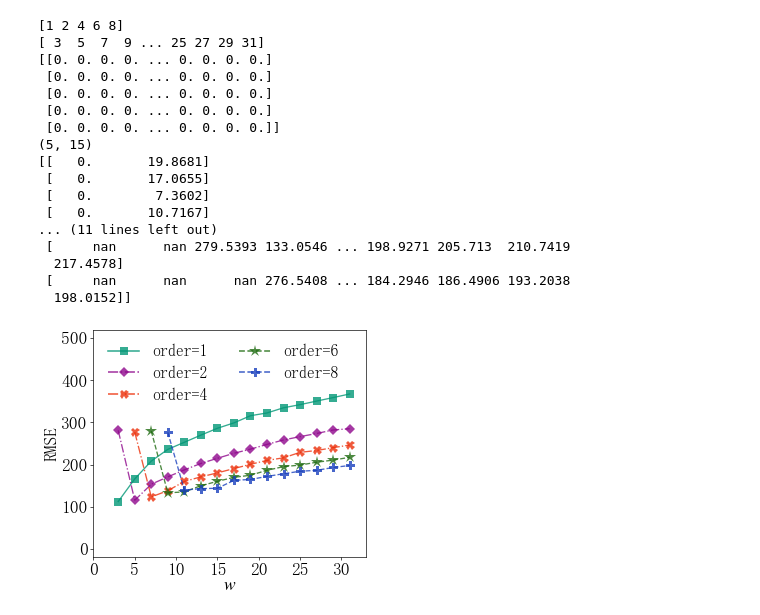
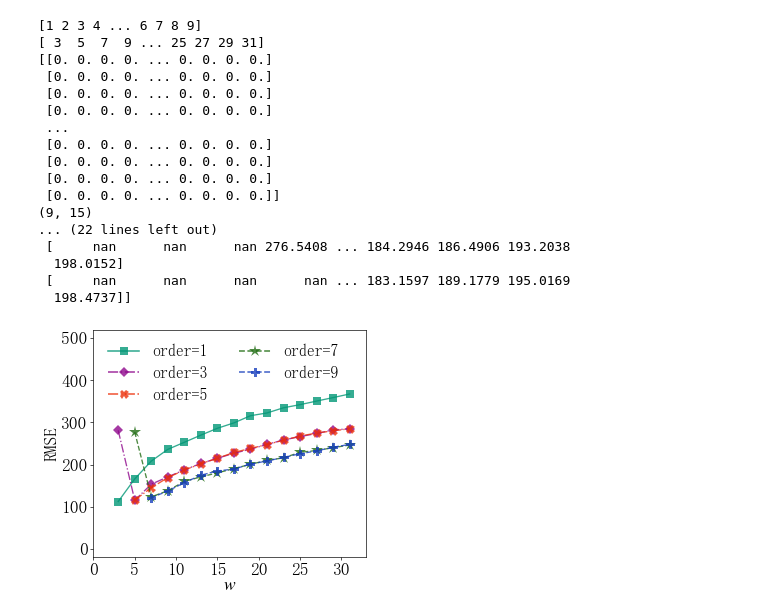
Before and after one commit to orange180/scada-data-of-a-wind-turbine, a Jupyter notebook: predict_rmse_w_k_plot2.ipynb, the cells around one changed output. Drawn from its saved outputs; the diff is of its cells as text; code cells hidden in the pictures.

```diff
--- a/predict_rmse_w_k_plot2.ipynb
+++ b/predict_rmse_w_k_plot2.ipynb
@@ -13,7 +13,7 @@ pd.set_option('display.max_columns', 1000)
 pd.set_option('display.width', 1000)
 pd.set_option('display.max_colwidth', 1000)
 # %%
-k = np.array([1,2,4,6,8])
+k = np.array([1,2,3,4,5,6,7,8,9])
 w = (np.arange(15)+1)*2+1
 print(k)
 print(w)
@@ -33,23 +33,23 @@ for i in range(len(k)):
             record[i,j] = np.NAN
 print(record)
 # %% [output]
-[1 2 4 6 8]
+[1 2 3 4 ... 6 7 8 9]
 [ 3  5  7  9 ... 25 27 29 31]
 [[0. 0. 0. 0. ... 0. 0. 0. 0.]
  [0. 0. 0. 0. ... 0. 0. 0. 0.]
  [0. 0. 0. 0. ... 0. 0. 0. 0.]
  [0. 0. 0. 0. ... 0. 0. 0. 0.]
+ ...
+ [0. 0. 0. 0. ... 0. 0. 0. 0.]
+ [0. 0. 0. 0. ... 0. 0. 0. 0.]
+ [0. 0. 0. 0. ... 0. 0. 0. 0.]
  [0. 0. 0. 0. ... 0. 0. 0. 0.]]
-(5, 15)
-[[   0.       19.8681]
- [   0.       17.0655]
- [   0.        7.3602]
- [   0.       10.7167]
-... (11 lines left out)
- [     nan      nan 279.5393 133.0546 ... 198.9271 205.713  210.7419
-  217.4578]
+(9, 15)
+... (22 lines left out)
  [     nan      nan      nan 276.5408 ... 184.2946 186.4906 193.2038
-  198.0152]]
+  198.0152]
+ [     nan      nan      nan      nan ... 183.1597 189.1779 195.0169
+  198.4737]]
 # %%
 plt.rcParams['axes.unicode_minus'] = False  # 解决负号显示问题
 config = {
@@ -63,36 +63,36 @@ fig, ax1 = plt.subplots(figsize=(6, 5), dpi=60)
 # 绘图
 # 自变量
 x = (np.arange(15)+1)*2+1
 # y = record[2]
 colors = ['#009675ca', '#8e058bca', '#ec2d07ca', '#1d6a0fca', '#173ebcca']
 markers = ['s', 'D', 'X', '*', 'P']
 msize = [8.5, 7.8, 10.8, 15, 10.8]
 plt.plot(x, record[0,:], label=r'order=1', linewidth=1.6, linestyle='-', color=colors[0], marker=markers[0], markersize = msize[0], markerfacecolor=colors[0], markeredgecolor='#FD4040', markeredgewidth=0)
-plt.plot(x, record[1,:], label=r'order=2', linewidth=1.6, linestyle='-.', color=colors[1], marker=markers[1], markersize = msize[1], markerfacecolor=colors[1], markeredgecolor='#249166', markeredgewidth=0)
-plt.plot(x, record[2,:], label=r'order=4', linewidth=1.6, linestyle='-.', color=colors[2], marker=markers[2], markersize = msize[2], markerfacecolor=colors[2], markeredgecolor='#FD4040', markeredgewidth=0)
-plt.plot(x, record[3,:], label=r'order=6', linewidth=1.6, linestyle='--', color=colors[3], marker=markers[3], markersize = msize[3], markerfacecolor=colors[3], markeredgecolor='#FD4040', markeredgewidth=0)
-plt.plot(x, record[4,:], label=r'order=8', linewidth=1.6, linestyle='--', color=colors[4], marker=markers[4], markersize = msize[4], markerfacecolor=colors[4], markeredgecolor='#FD4040', markeredgewidth=0)
+plt.plot(x, record[1,:], label=r'order=3', linewidth=1.6, linestyle='-.', color=colors[1], marker=markers[1], markersize = msize[1], markerfacecolor=colors[1], markeredgecolor='#249166', markeredgewidth=0)
+plt.plot(x, record[2,:], label=r'order=5', linewidth=1.6, linestyle='-.', color=colors[2], marker=markers[2], markersize = msize[2], markerfacecolor=colors[2], markeredgecolor='#FD4040', markeredgewidth=0)
+plt.plot(x, record[3,:], label=r'order=7', linewidth=1.6, linestyle='--', color=colors[3], marker=markers[3], markersize = msize[3], markerfacecolor=colors[3], markeredgecolor='#FD4040', markeredgewidth=0)
+plt.plot(x, record[4,:], label=r'order=9', linewidth=1.6, linestyle='--', color=colors[4], marker=markers[4], markersize = msize[4], markerfacecolor=colors[4], markeredgecolor='#FD4040', markeredgewidth=0)
 
 # 设置坐标系
 plt.xlim(0, 33)
 plt.ylim(-20, 520)
 # 坐标轴名
 ax1.set_xlabel(r'$w$', labelpad=1)#, fontsize=10
 ax1.set_ylabel('RMSE', labelpad=4)
 #设置主刻度标签的位置
 ax1.xaxis.set_major_locator(plt.MultipleLocator(5)) #将轴主刻度标签设置为 的倍数
 # ax1.yaxis.set_major_locator(plt.MultipleLocator(.2))
 
 legend = plt.legend(loc='upper left',frameon=False, ncol=2,fancybox=False,
                     facecolor='white', fontsize=19)#loc='upper left', ,edgecolor='black', fontsize=7, bbox_to_anchor=(.6, 1)
 # set the linewidth of each legend object
 for legobj in legend.legendHandles:
 	legobj.set_linewidth(1.9)
 
 plt.tight_layout()
-plt.savefig('./output/predict_rmse_w_k_plot2.jpg', dpi=600)
+# plt.savefig('./output/predict_rmse_w_k_plot2.jpg', dpi=600)
 # plt.savefig('./output/'+time.strftime('%Y_%m_%d_%H_%M_%S', time.localtime())+'.tiff', dpi=300)
 plt.show()
 plt.close(fig)
 # %% [output]
-[figure, old version]
+[figure, new version]
```
Also changed, not shown: 33 other files.
